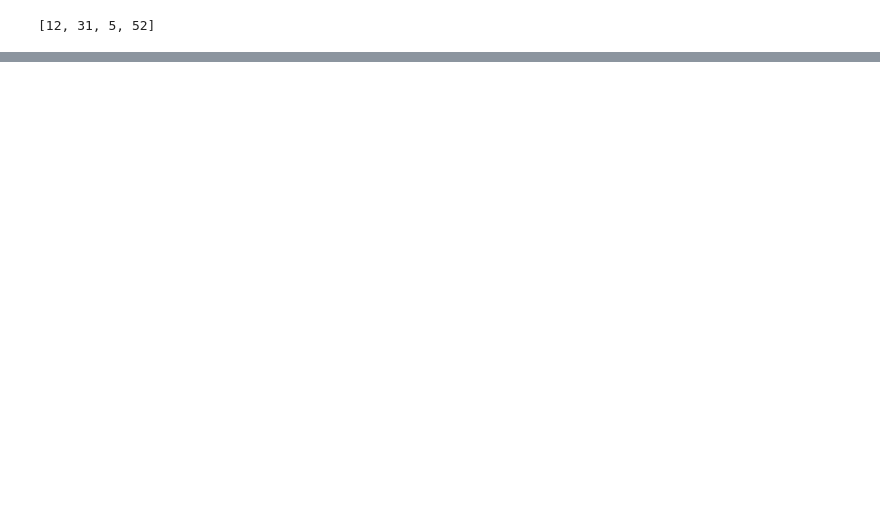
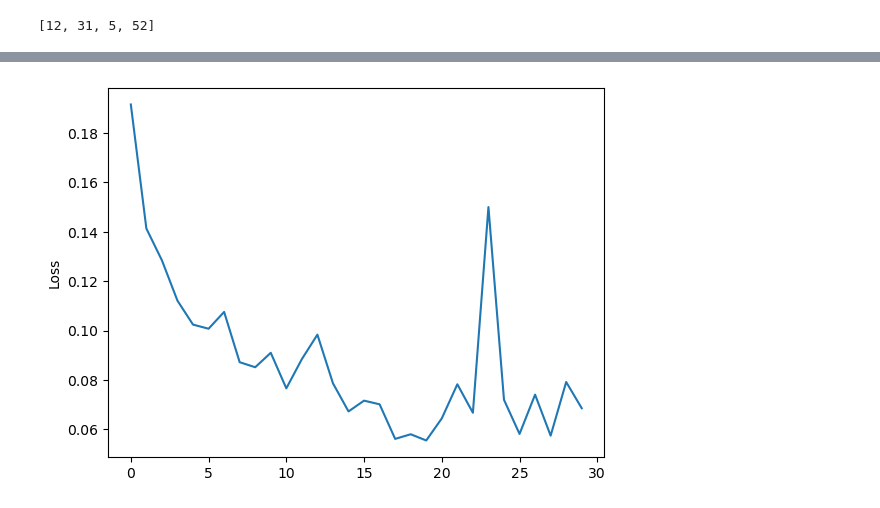
Before and after one commit to luanlam97/Gated_fusion, a Jupyter notebook: main.ipynb, the cells around one changed output, grey strips where cells are left out. Saved outputs shown, nothing was run; the diff lists cells and outputs as text; code cells hidden in the pictures; blank space fills up the shorter version.

Commit message:
add loss function

```diff
--- a/main.ipynb
+++ b/main.ipynb
@@ -74,5 +112,5 @@ x = TFT_Dataset(stock_df= processed_df ,
 # %%
-loader = DataLoader(x, batch_size= 10)
+loader = DataLoader(tft_Dataset, batch_size= batch_size)
 # %%
 count =0
 for static_cont_input, static_cat_input,history_cont_input, history_cat_input, future_input, prediction in loader:
@@ -206,2 +131,0 @@ torch.Size([5, 64])
-# %%
-f = VariationSelection(64,5,context_size = 64)
@@ -293,0 +162,20 @@ torch.Size([1, 5, 5])
+# %%
+loss_function = QuantilesLoss()
+optimizer = optim.Adam(model.parameters(), lr = lr)
+# %%
+model.train()
+batch_loss = []
+for epoch in range(num_epochs):
+    for i, (static_cont_input, static_cat_input,history_cont_input, history_cat_input, future_input, prediction) in enumerate(loader):
+        predicted = model(static_cont_input, static_cat_input,history_cont_input, history_cat_input, future_input)
+        optimizer.zero_grad()
+        losses = loss_function(predicted = predicted, targets = prediction)
+        loss = losses.sum()
+        loss.backward()
+
+        max_grad_norm = 1.0  # Set a threshold for the maximum gradient norm
+        torch.nn.utils.clip_grad_norm_(model.parameters(), max_grad_norm)
+        optimizer.step()
+    batch_loss.append(loss.item())
+
+    print(f'Epoch: {epoch+1},  Loss: {loss.item()}')
@@ -293,0 +200,8 @@ torch.Size([1, 5, 5])
+# %%
+import matplotlib.pyplot as plt
+x = range(len(batch_loss))
+plt.plot(x, batch_loss)
+plt.ylabel('Loss')
+plt.show()
+# %% [output]
+[figure, added]
```
Also changed, not shown: parts of 37 cells of this notebook, 6 other files.
